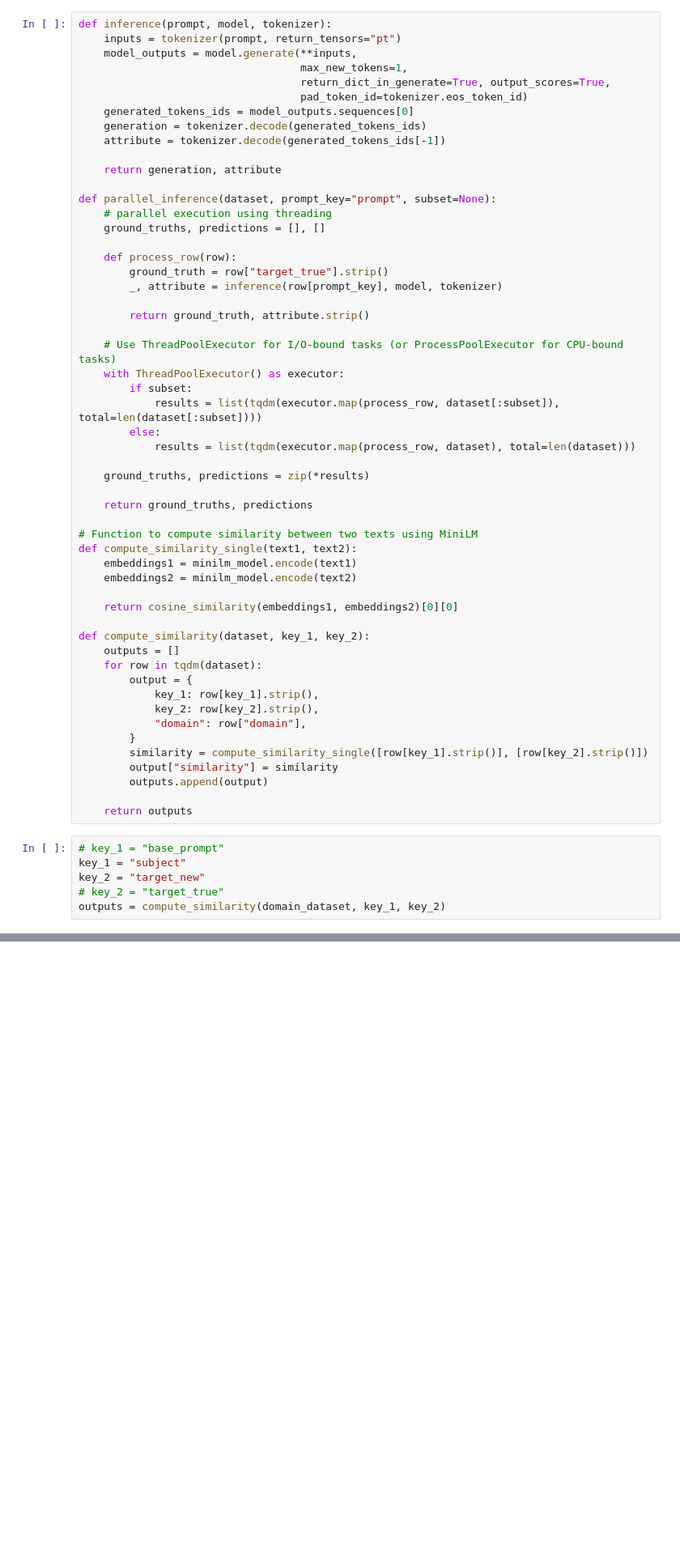
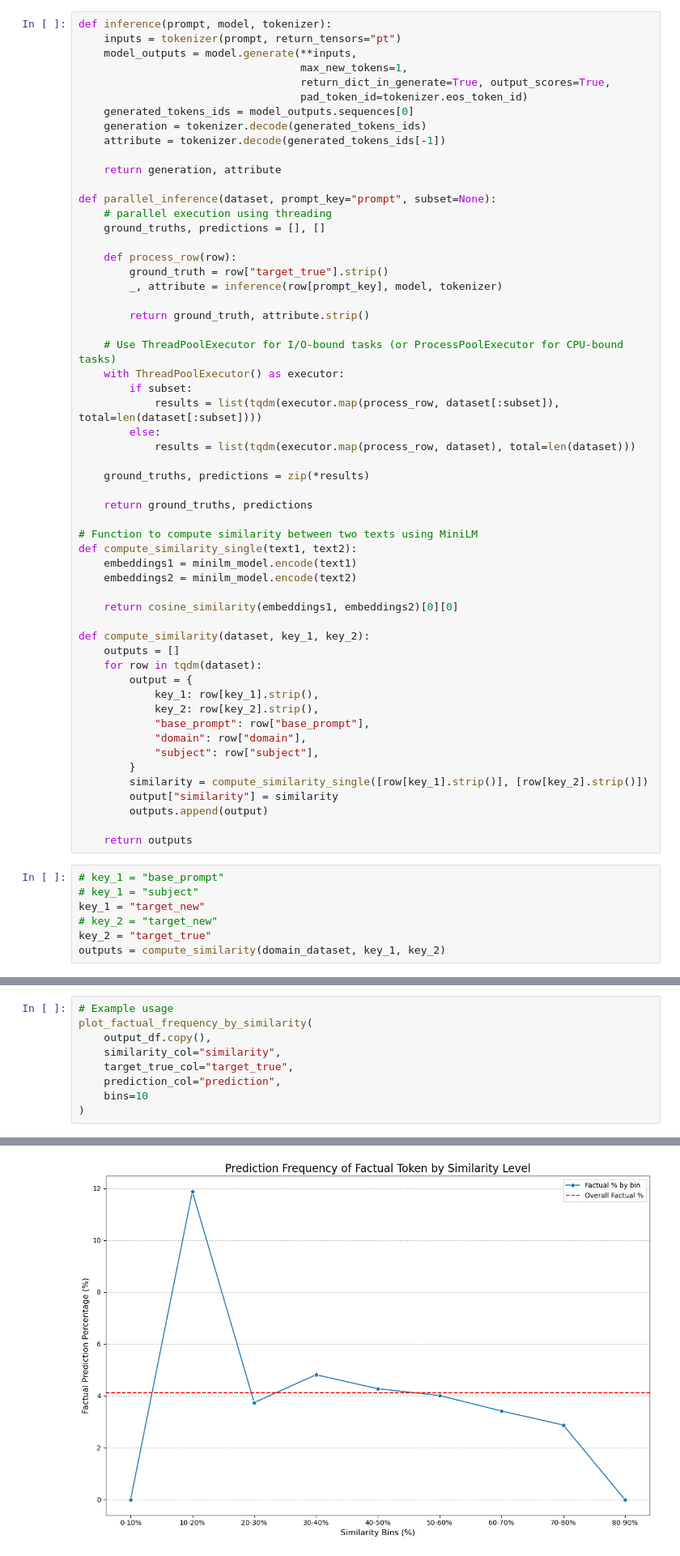
Before and after one commit to asendotsinski/comp-mech-generalizability, a Jupyter notebook: notebooks/semantic_similarity.ipynb, the cells around one changed output, grey strips where cells are left out. Shown: that part at 81% size. Cells and saved outputs as stored; diff of their text form; blank space fills up the shorter version.

Commit message:
added fac and cofac similarity

```diff
--- a/notebooks/semantic_similarity.ipynb
+++ b/notebooks/semantic_similarity.ipynb
@@ -87,7 +87,9 @@ def compute_similarity(dataset, key_1, key_2):
         output = {
             key_1: row[key_1].strip(),
             key_2: row[key_2].strip(),
+            "base_prompt": row["base_prompt"],
             "domain": row["domain"],
+            "subject": row["subject"],
         }
         similarity = compute_similarity_single([row[key_1].strip()], [row[key_2].strip()])
         output["similarity"] = similarity
@@ -96,9 +98,10 @@ def compute_similarity(dataset, key_1, key_2):
     return outputs
 # %%
 # key_1 = "base_prompt"
-key_1 = "subject"
-key_2 = "target_new"
-# key_2 = "target_true"
+# key_1 = "subject"
+key_1 = "target_new"
+# key_2 = "target_new"
+key_2 = "target_true"
 outputs = compute_similarity(domain_dataset, key_1, key_2)
 # %%
 output_df = pd.DataFrame(outputs)
@@ -304,3 +307,13 @@ similarity_bin
 0-10%        20
 Name: count, dtype: int64
 [figure]
+# %%
+# Example usage
+plot_factual_frequency_by_similarity(
+    output_df.copy(),
+    similarity_col="similarity",
+    target_true_col="target_true",
+    prediction_col="prediction",
+    bins=10
+)
+# %% [output]
@@ -306,0 +332 @@ Name: count, dtype: int64
+[figure, added]
```
Also changed, not shown: parts of 2 cells of this notebook, 1 other file.
